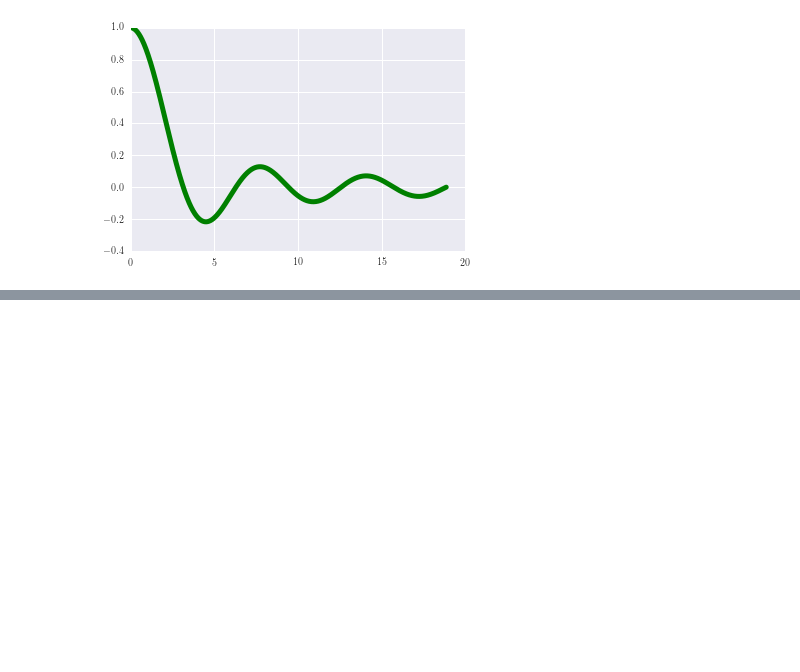
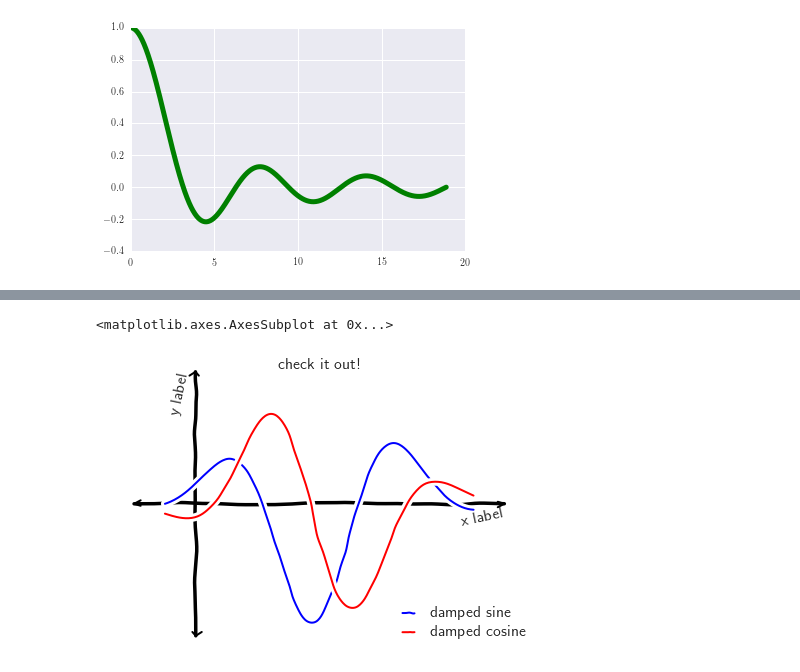
Before and after one commit to temcom/ipython, a Jupyter notebook: Test_First_Try.ipynb, the cells around one changed output, grey strips where cells are left out. Cells and saved outputs as stored; diff of their text form; code cells hidden in the pictures; blank space fills up the shorter version.

```diff
--- a/Test_First_Try.ipynb
+++ b/Test_First_Try.ipynb
@@ -436,0 +724,25 @@ array([[  2.00000000e+00,   4.00000000e+00,   1.60000000e+01],
+# %%
+np.random.seed(0)
+
+ax = pylab.axes()
+
+x = np.linspace(0, 10, 100)
+ax.plot(x, np.sin(x) * np.exp(-0.1 * (x - 5) ** 2), 'b', lw=1, label='damped sine')
+ax.plot(x, -np.cos(x) * np.exp(-0.1 * (x - 5) ** 2), 'r', lw=1, label='damped cosine')
+
+ax.set_title('check it out!')
+ax.set_xlabel('x label')
+ax.set_ylabel('y label')
+
+ax.legend(loc='lower right')
+
+ax.set_xlim(0, 10)
+ax.set_ylim(-1.0, 1.0)
+
+#XKCDify the axes -- this operates in-place
+XKCDify(ax, xaxis_loc=0.0, yaxis_loc=1.0,
+        xaxis_arrow='+-', yaxis_arrow='+-',
+        expand_axes=True)
+# %% [output]
+<matplotlib.axes.AxesSubplot at 0x...>
+[figure, added]
```
Also changed, not shown: parts of 18 cells of this notebook.
